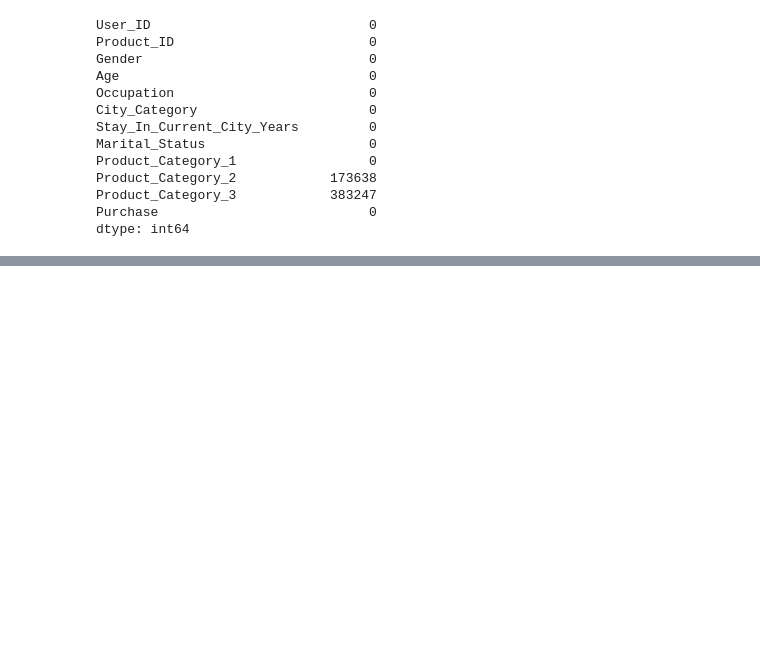
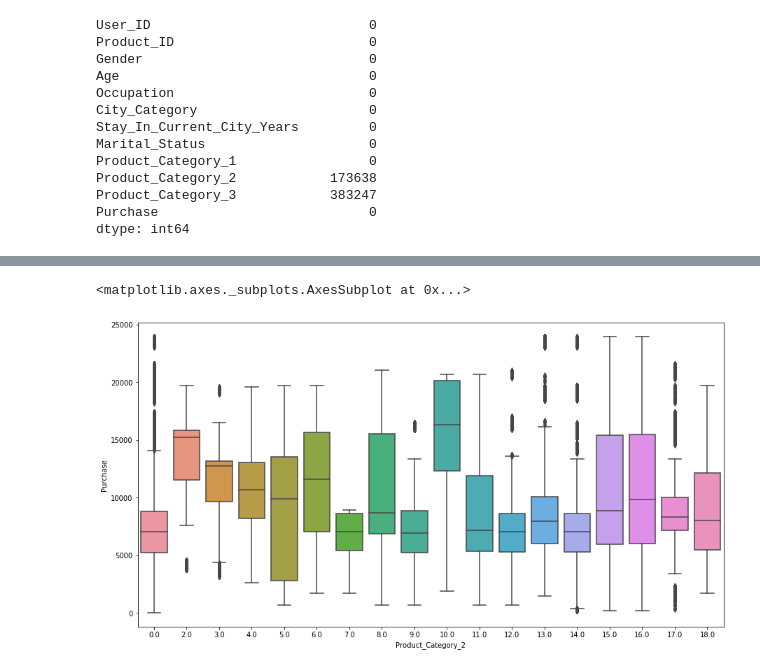
Before and after one commit to singrin/Black-Friday-Sale, a Jupyter notebook: Black Friday Sales Prediction.ipynb, the cells around one changed output, grey strips where cells are left out. Saved outputs shown, nothing was run; the diff lists cells and outputs as text; code cells hidden in the pictures; blank space fills up the shorter version.

```diff
--- a/Black Friday Sales Prediction.ipynb
+++ b/Black Friday Sales Prediction.ipynb
@@ -120,0 +146,6 @@ data_cleaned.describe()
+# %%
+plt.figure(figsize=(15,8))
+sns.boxplot(train_df['Product_Category_2'],train_df['Purchase'])
+# %% [output]
+<matplotlib.axes._subplots.AxesSubplot at 0x...>
+[figure, added]
```
Also changed, not shown: parts of 32 cells of this notebook.
